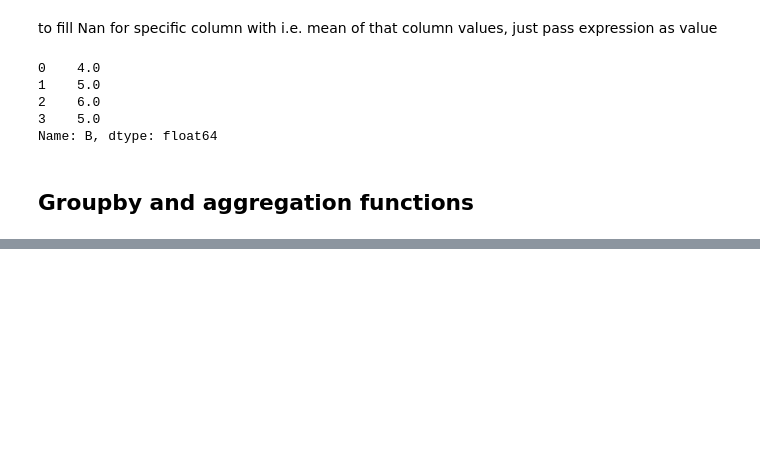
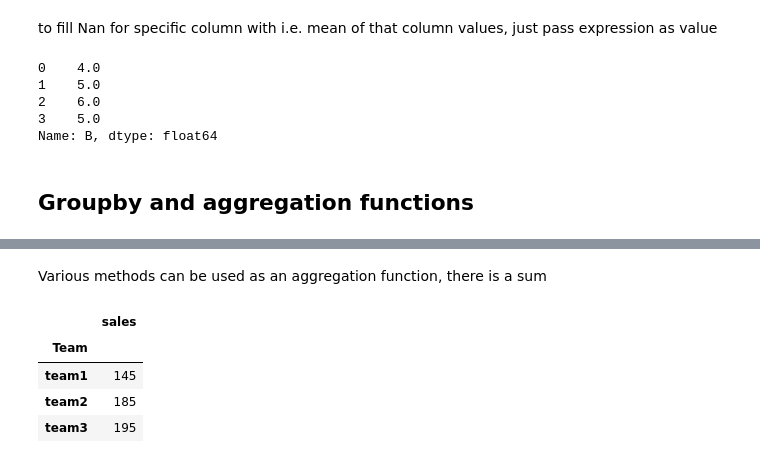
Before and after one commit to Artur-Ws/Data_Science_Basics, a Jupyter notebook: pandas_notes.ipynb, the cells around one changed output, grey strips where cells are left out. Cells and saved outputs as stored; diff of their text form; code cells hidden in the pictures; blank space fills up the shorter version.

```diff
--- a/pandas_notes.ipynb
+++ b/pandas_notes.ipynb
@@ -500,0 +532,10 @@ Name: B, dtype: float64
+# %% [markdown]
+Various methods can be used as an aggregation function, there is a sum
+# %%
+df.groupby('Team').sum()
+# %% [output]
+|  | sales |
+| Team |  |
+| team1 | 145 |
+| team2 | 185 |
+| team3 | 195 |
```
Also changed, not shown: parts of 8 cells of this notebook.
